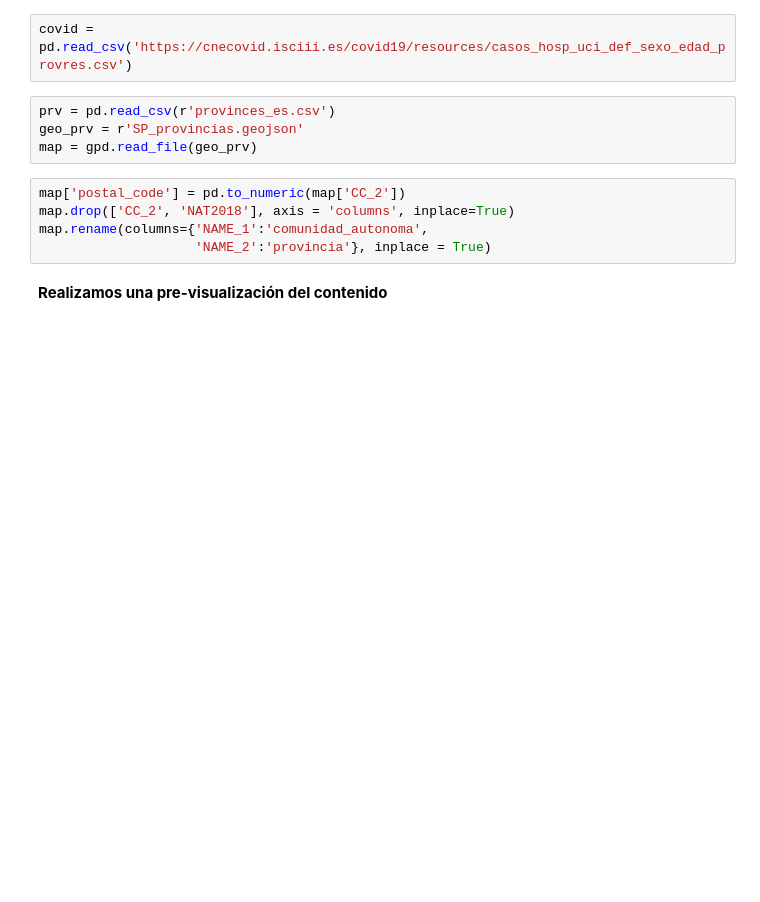
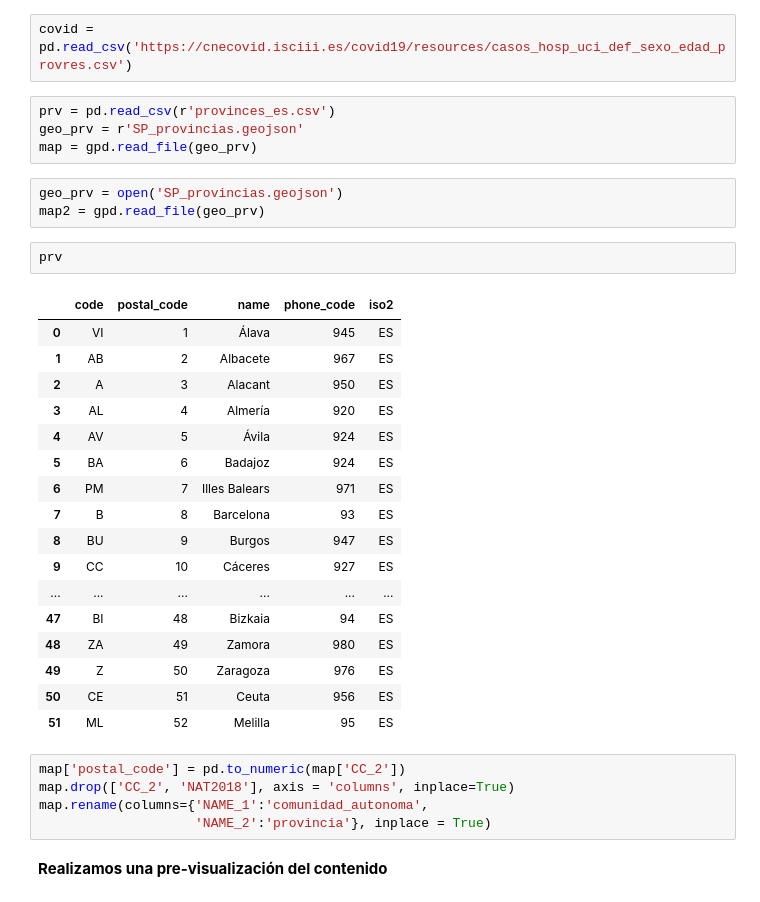
Before and after one commit to pedroconcejero/ucm_master_2024_PYTHON, a Jupyter notebook: 07_dash_covid.ipynb, the cells around one changed output. Drawn from its saved outputs; the diff is of its cells as text; blank space fills up the shorter version.

```diff
--- a/07_dash_covid.ipynb
+++ b/07_dash_covid.ipynb
@@ -40,6 +40,29 @@ covid = pd.read_csv('https://cnecovid.isciii.es/covid19/resources/casos_hosp_uci
 prv = pd.read_csv(r'provinces_es.csv')
 geo_prv = r'SP_provincias.geojson'
 map = gpd.read_file(geo_prv)
+# %%
+geo_prv = open('SP_provincias.geojson')
+map2 = gpd.read_file(geo_prv)
+# %%
+prv
+# %% [output]
+|  | code | postal_code | name | phone_code | iso2 |
+| 0 | VI | 1 | Álava | 945 | ES |
+| 1 | AB | 2 | Albacete | 967 | ES |
+| 2 | A | 3 | Alacant | 950 | ES |
+| 3 | AL | 4 | Almería | 920 | ES |
+| 4 | AV | 5 | Ávila | 924 | ES |
+| 5 | BA | 6 | Badajoz | 924 | ES |
+| 6 | PM | 7 | Illes Balears | 971 | ES |
+| 7 | B | 8 | Barcelona | 93 | ES |
+| 8 | BU | 9 | Burgos | 947 | ES |
+| 9 | CC | 10 | Cáceres | 927 | ES |
+| ... | ... | ... | ... | ... | ... |
+| 47 | BI | 48 | Bizkaia | 94 | ES |
+| 48 | ZA | 49 | Zamora | 980 | ES |
+| 49 | Z | 50 | Zaragoza | 976 | ES |
+| 50 | CE | 51 | Ceuta | 956 | ES |
+| 51 | ML | 52 | Melilla | 95 | ES |
 # %%
 map['postal_code'] = pd.to_numeric(map['CC_2'])
 map.drop(['CC_2', 'NAT2018'], axis = 'columns', inplace=True)
```
Also changed, not shown: parts of 16 cells of this notebook.
